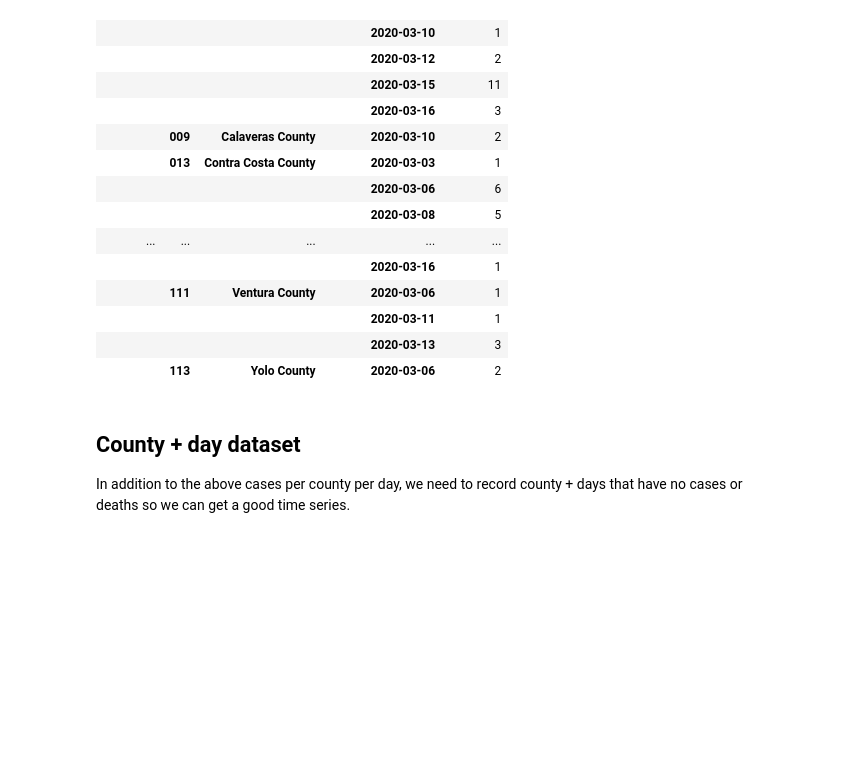
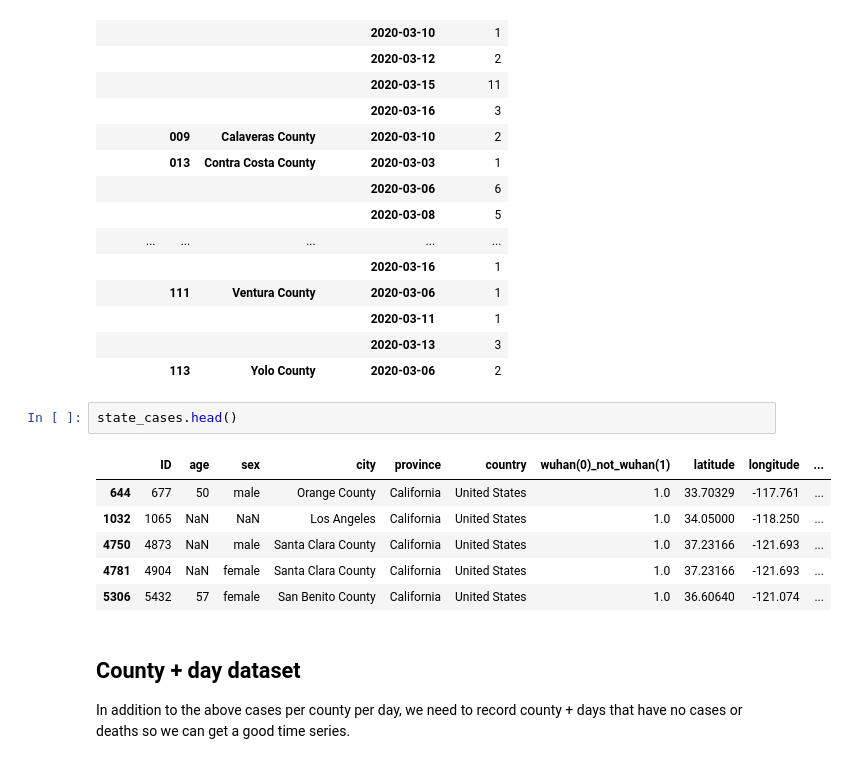
Before and after one commit to akanik/pub-media-covid19-collab, a Jupyter notebook: code/transform-case-data.ipynb, the cells around one changed output. Drawn from its saved outputs; the diff is of its cells as text; blank space fills up the shorter version.

```diff
--- a/code/transform-case-data.ipynb
+++ b/code/transform-case-data.ipynb
@@ -87,6 +87,15 @@ See the caveats in the documentation: https://pandas.pydata.org/pandas-docs/stab
 |  |  |  | 2020-03-11 | 1 |
 |  |  |  | 2020-03-13 | 3 |
 |  | 113 | Yolo County | 2020-03-06 | 2 |
+# %%
+state_cases.head()
+# %% [output]
+|  | ID | age | sex | city | province | country | wuhan(0)_not_wuhan(1) | latitude | longitude | ... |
+| 644 | 677 | 50 | male | Orange County | California | United States | 1.0 | 33.70329 | -117.761 | ... |
+| 1032 | 1065 | NaN | NaN | Los Angeles | California | United States | 1.0 | 34.05000 | -118.250 | ... |
+| 4750 | 4873 | NaN | male | Santa Clara County | California | United States | 1.0 | 37.23166 | -121.693 | ... |
+| 4781 | 4904 | NaN | female | Santa Clara County | California | United States | 1.0 | 37.23166 | -121.693 | ... |
+| 5306 | 5432 | 57 | female | San Benito County | California | United States | 1.0 | 36.60640 | -121.074 | ... |
 # %% [markdown]
 ## County + day dataset
 
```
Also changed, not shown: parts of 3 cells of this notebook, 2 other files.
